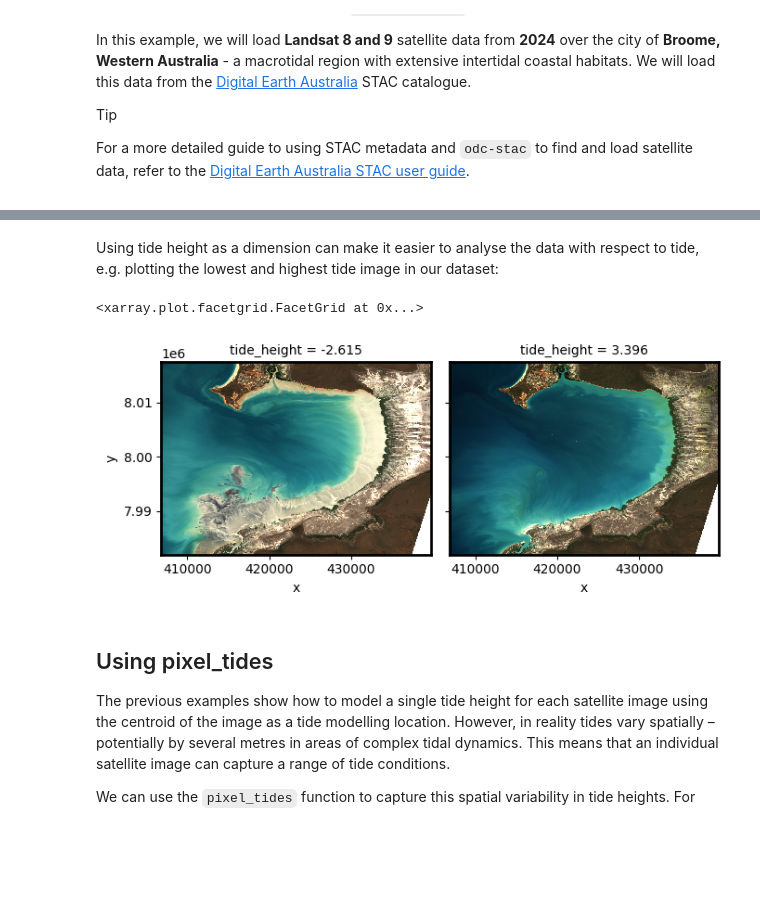
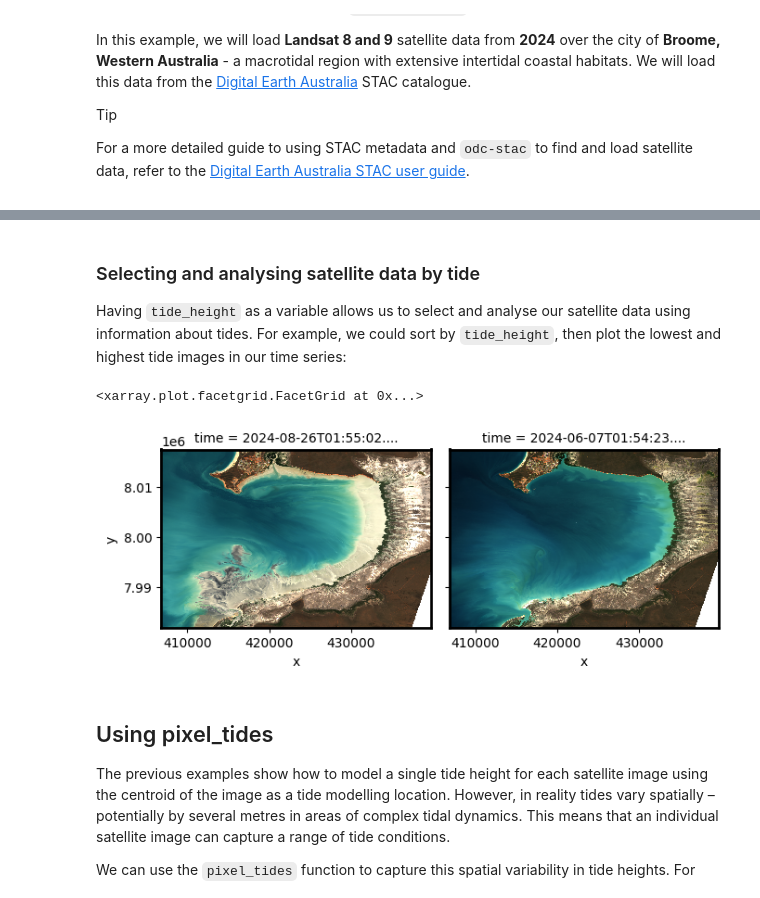
Before and after one commit to GeoscienceAustralia/eo-tides, a Jupyter notebook: docs/notebooks/Satellite_data.ipynb, the cells around one changed output, grey strips where cells are left out. Saved outputs shown, nothing was run; the diff lists cells and outputs as text; code cells hidden in the pictures; blank space fills up the shorter version.

```diff
--- a/docs/notebooks/Satellite_data.ipynb
+++ b/docs/notebooks/Satellite_data.ipynb
@@ -79,10 +83,13 @@ The `tag_tides` function uses the time and date of acquisition and the geographi
 # %%
 from eo_tides.eo import tag_tides
 
-ds = tag_tides(
+tides_da = tag_tides(
     ds=ds,
     directory="../../tests/data/tide_models",
 )
+
+# Print modelled tides
+print(tides_da)
 # %% [output]
 Setting tide modelling location from dataset centroid: 122.27, -18.09
 Modelling tides using EOT20
@@ -105,0 +112,3 @@ Data variables:
+# %%
+ds["tide_height"] = tides_da
+print(ds)
@@ -119,10 +142,0 @@ Once you run the cell below, our data will now also contain a new `ebb_flow` var
-# %%
-# Model tide heights
-ds = tag_tides(
-    ds,
-    ebb_flow=True,
-    directory="../../tests/data/tide_models",
-)
-
-# Print output data
-print(ds)
@@ -208,10 +143,15 @@ Data variables:
-# %% [markdown]
-Using tide height as a dimension can make it easier to analyse the data with respect to tide, e.g. plotting the lowest and highest tide image in our dataset:
+# %% [markdown]
+### Selecting and analysing satellite data by tide
+
+Having `tide_height` as a variable allows us to select and analyse our satellite data using information about tides.
+For example, we could sort by `tide_height`, then plot the lowest and highest tide images in our time series:
 # %%
-ds_swapped.isel(tide_height=[0, -1]).odc.to_rgba(vmin=50, vmax=3000).plot.imshow(col="tide_height")
+# Sort by tide and plot the first and last image
+ds_sorted = ds.sortby("tide_height")
+ds_sorted.isel(time=[0, -1]).odc.to_rgba(vmin=50, vmax=3000).plot.imshow(col="time")
 # %% [output]
 <xarray.plot.facetgrid.FacetGrid at 0x...>
-[figure, old version]
+[figure, new version]
 # %% [markdown]
 ## Using pixel_tides
 
```
Also changed, not shown: parts of 19 cells of this notebook, 10 other files.
